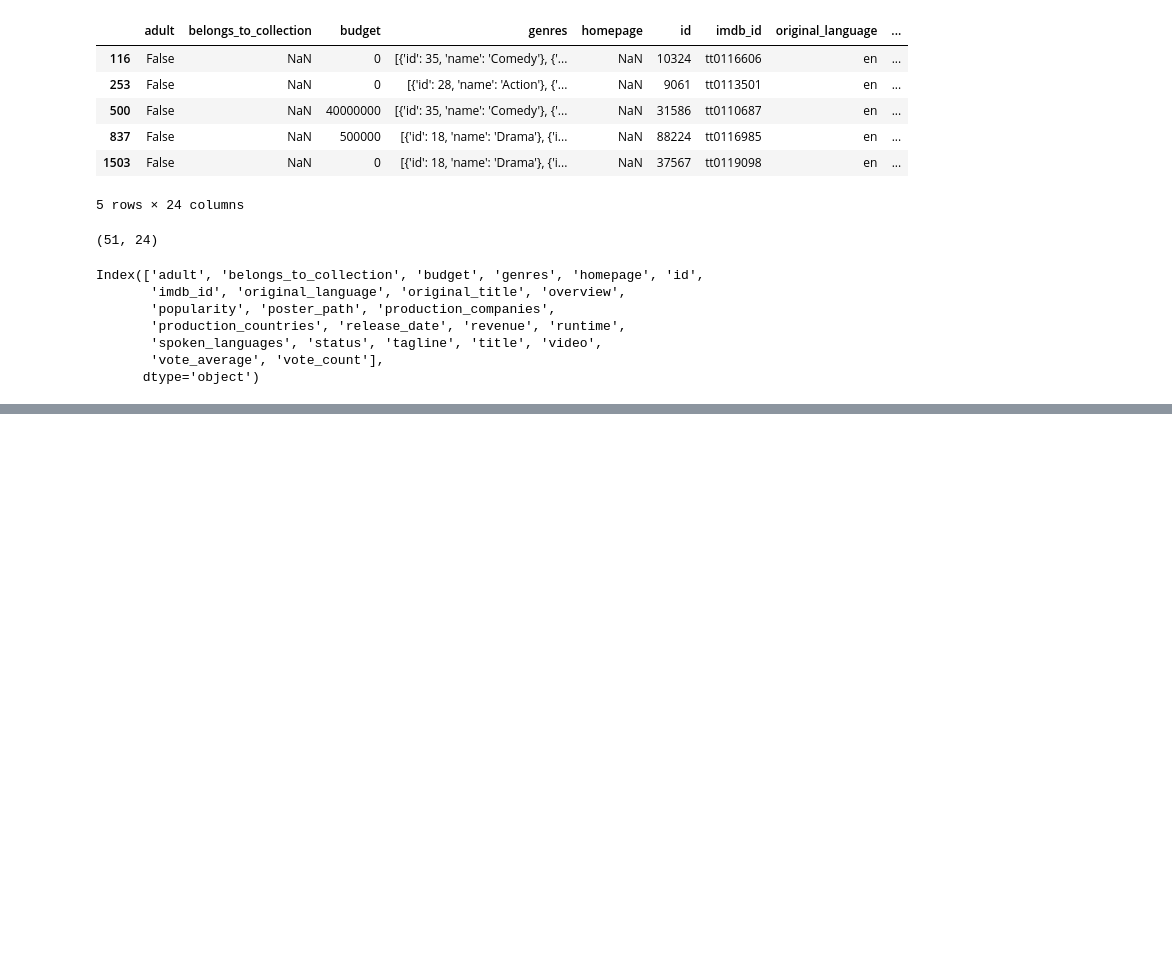
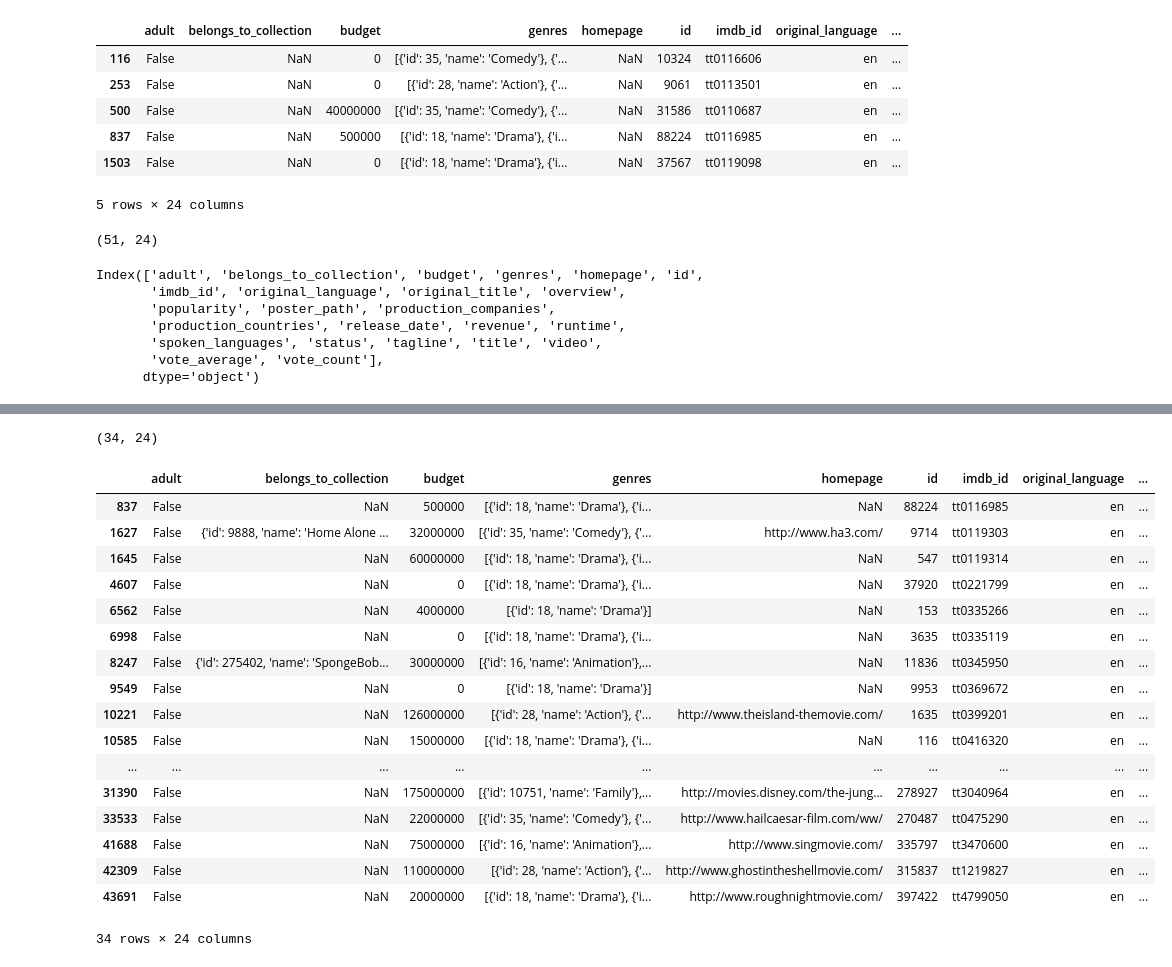
Before and after one commit to juyeki/Stats131_FinalProject, a Jupyter notebook: Exploratory Analysis - Project.ipynb, the cells around one changed output, grey strips where cells are left out. Saved outputs shown, nothing was run; the diff lists cells and outputs as text; code cells hidden in the pictures; blank space fills up the shorter version.

```diff
--- a/Exploratory Analysis - Project.ipynb
+++ b/Exploratory Analysis - Project.ipynb
@@ -459,0 +480,27 @@ Index(['adult', 'belongs_to_collection', 'budget', 'genres', 'homepage', 'id',
+# %%
+#removing movies with 0 revenue
+movies_scarlett = movies_scarlett.loc[movies_scarlett['revenue'] != 0]
+movies_scarlett.shape
+# %% [output]
+(34, 24)
+# %%
+movies_scarlett
+# %% [output]
+|  | adult | belongs_to_collection | budget | genres | homepage | id | imdb_id | original_language | ... |
+| 837 | False | NaN | 500000 | [{'id': 18, 'name': 'Drama'}, {'i... | NaN | 88224 | tt0116985 | en | ... |
+| 1627 | False | {'id': 9888, 'name': 'Home Alone ... | 32000000 | [{'id': 35, 'name': 'Comedy'}, {'... | http://www.ha3.com/ | 9714 | tt0119303 | en | ... |
+| 1645 | False | NaN | 60000000 | [{'id': 18, 'name': 'Drama'}, {'i... | NaN | 547 | tt0119314 | en | ... |
+| 4607 | False | NaN | 0 | [{'id': 18, 'name': 'Drama'}, {'i... | NaN | 37920 | tt0221799 | en | ... |
+| 6562 | False | NaN | 4000000 | [{'id': 18, 'name': 'Drama'}] | NaN | 153 | tt0335266 | en | ... |
+| 6998 | False | NaN | 0 | [{'id': 18, 'name': 'Drama'}, {'i... | NaN | 3635 | tt0335119 | en | ... |
+| 8247 | False | {'id': 275402, 'name': 'SpongeBob... | 30000000 | [{'id': 16, 'name': 'Animation'},... | NaN | 11836 | tt0345950 | en | ... |
+| 9549 | False | NaN | 0 | [{'id': 18, 'name': 'Drama'}] | NaN | 9953 | tt0369672 | en | ... |
+| 10221 | False | NaN | 126000000 | [{'id': 28, 'name': 'Action'}, {'... | http://www.theisland-themovie.com/ | 1635 | tt0399201 | en | ... |
+| 10585 | False | NaN | 15000000 | [{'id': 18, 'name': 'Drama'}, {'i... | NaN | 116 | tt0416320 | en | ... |
+| ... | ... | ... | ... | ... | ... | ... | ... | ... | ... |
+| 31390 | False | NaN | 175000000 | [{'id': 10751, 'name': 'Family'},... | http://movies.disney.com/the-jung... | 278927 | tt3040964 | en | ... |
+| 33533 | False | NaN | 22000000 | [{'id': 35, 'name': 'Comedy'}, {'... | http://www.hailcaesar-film.com/ww/ | 270487 | tt0475290 | en | ... |
+| 41688 | False | NaN | 75000000 | [{'id': 16, 'name': 'Animation'},... | http://www.singmovie.com/ | 335797 | tt3470600 | en | ... |
+| 42309 | False | NaN | 110000000 | [{'id': 28, 'name': 'Action'}, {'... | http://www.ghostintheshellmovie.com/ | 315837 | tt1219827 | en | ... |
+| 43691 | False | NaN | 20000000 | [{'id': 18, 'name': 'Drama'}, {'i... | http://www.roughnightmovie.com/ | 397422 | tt4799050 | en | ... |
+34 rows × 24 columns
```
Also changed, not shown: parts of 2 cells of this notebook.
